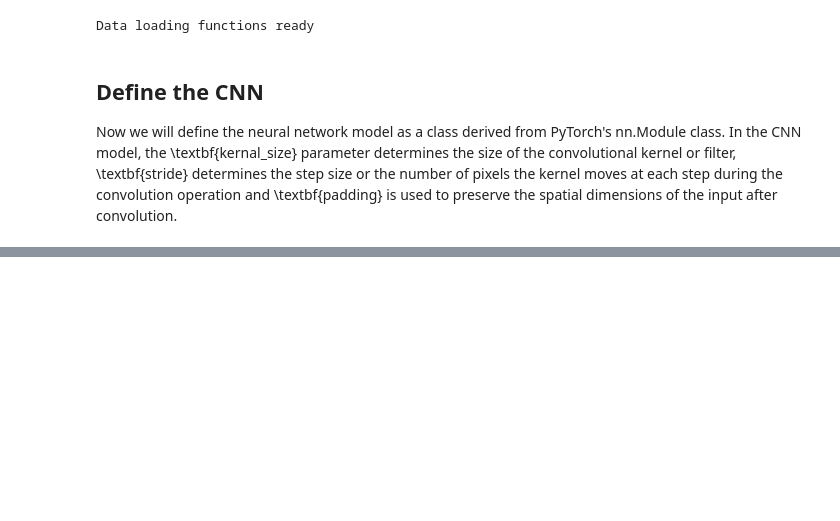
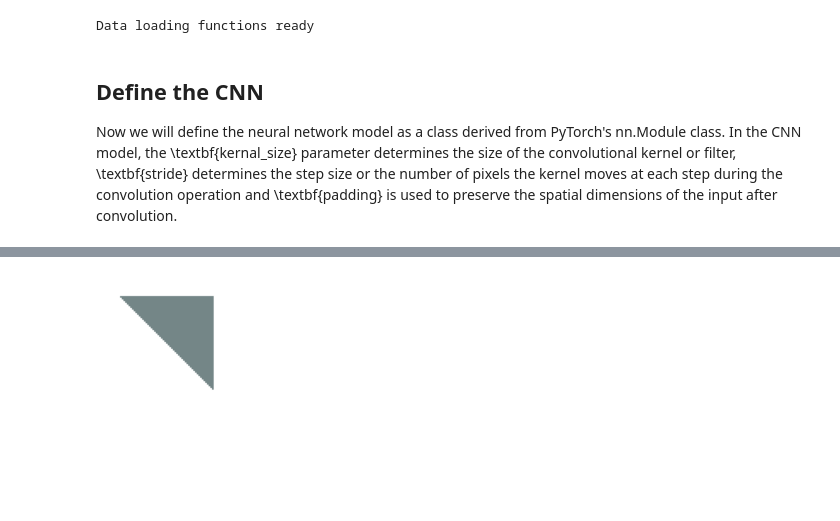
Before and after one commit to pshort2/ml-experiments, a Jupyter notebook: PyTorch_Examples/PyTorch CNN - Classifying Shapes.ipynb, the cells around one changed output, grey strips where cells are left out. Cells and saved outputs as stored; diff of their text form; code cells hidden in the pictures; blank space fills up the shorter version.

```diff
--- a/PyTorch_Examples/PyTorch CNN - Classifying Shapes.ipynb
+++ b/PyTorch_Examples/PyTorch CNN - Classifying Shapes.ipynb
@@ -154,0 +334,6 @@ class Neural_Net(nn.Module):
+# %%
+# Save the model weights
+model_file = 'models/shape_classifier.pt'
+torch.save(model.state_dict(), model_file)
+del model
+print('model saved as', model_file)
@@ -154,0 +346,77 @@ class Neural_Net(nn.Module):
+# %%
+#Import these packages again so we don't have to scroll up to the top if we forget to run that cell.
+import matplotlib.pyplot as plt
+import os
+from random import randint
+%matplotlib inline
+
+
+#predictor function
+def predict_image(classifier, image):
+    import numpy
+
+    #set the model to evaluation mode
+    classifier.eval()
+
+    #we need to apply the same transformations that we did to the training images
+    transformation = transforms.Compose([
+        transforms.ToTensor(),
+        transforms.Normalize(mean=[0.5, 0.5, 0.5], std=[0.5, 0.5, 0.5])
+    ])
+
+    # Preprocess the image
+    image_tensor = transformation(image).float()
+
+    # Add an extra batch dimension since pytorch treats all inputs as batches
+    image_tensor = image_tensor.unsqueeze_(0)
+
+    # Turn the input into a Variable
+    input_features = Variable(image_tensor)
+
+    # Predict the class of the image
+    output = classifier(input_features)
+    index = output.data.numpy().argmax()
+    return index
+
+
+# Function to create a random image (of a square, circle, or triangle)
+def create_image (size, shape):
+    from random import randint
+    import numpy as np
+    from PIL import Image, ImageDraw
+
+    xy1 = randint(10,40)
+    xy2 = randint(60,100)
+    col = (randint(0,200), randint(0,200), randint(0,200))
+
+    img = Image.new("RGB", size, (255, 255, 255))
+    draw = ImageDraw.Draw(img)
+
+    if shape == 'circle':
+        draw.ellipse([(xy1,xy1), (xy2,xy2)], fill=col)
+    elif shape == 'triangle':
+        draw.polygon([(xy1,xy1), (xy2,xy2), (xy2,xy1)], fill=col)
+    else: # square
+        draw.rectangle([(xy1,xy1), (xy2,xy2)], fill=col)
+    del draw
+
+    return np.array(img)
+
+# Create a random test image
+classnames = os.listdir(os.path.join('data', 'shapes'))
+classnames.sort()
+shape = classnames[randint(0, len(classnames)-1)]
+img = create_image ((128,128), shape)
+
+# Display the image
+plt.axis('off')
+plt.imshow(img)
+
+# Create a new model class and load the saved weights
+model = Neural_Net()
+model.load_state_dict(torch.load(model_file))
+
+# Call the predction function
+index = predict_image(model, img)
+print(classes[index])
+# %% [output]
@@ -154,0 +424 @@ class Neural_Net(nn.Module):
+[figure, added]
```
Also changed, not shown: parts of 13 cells of this notebook.
